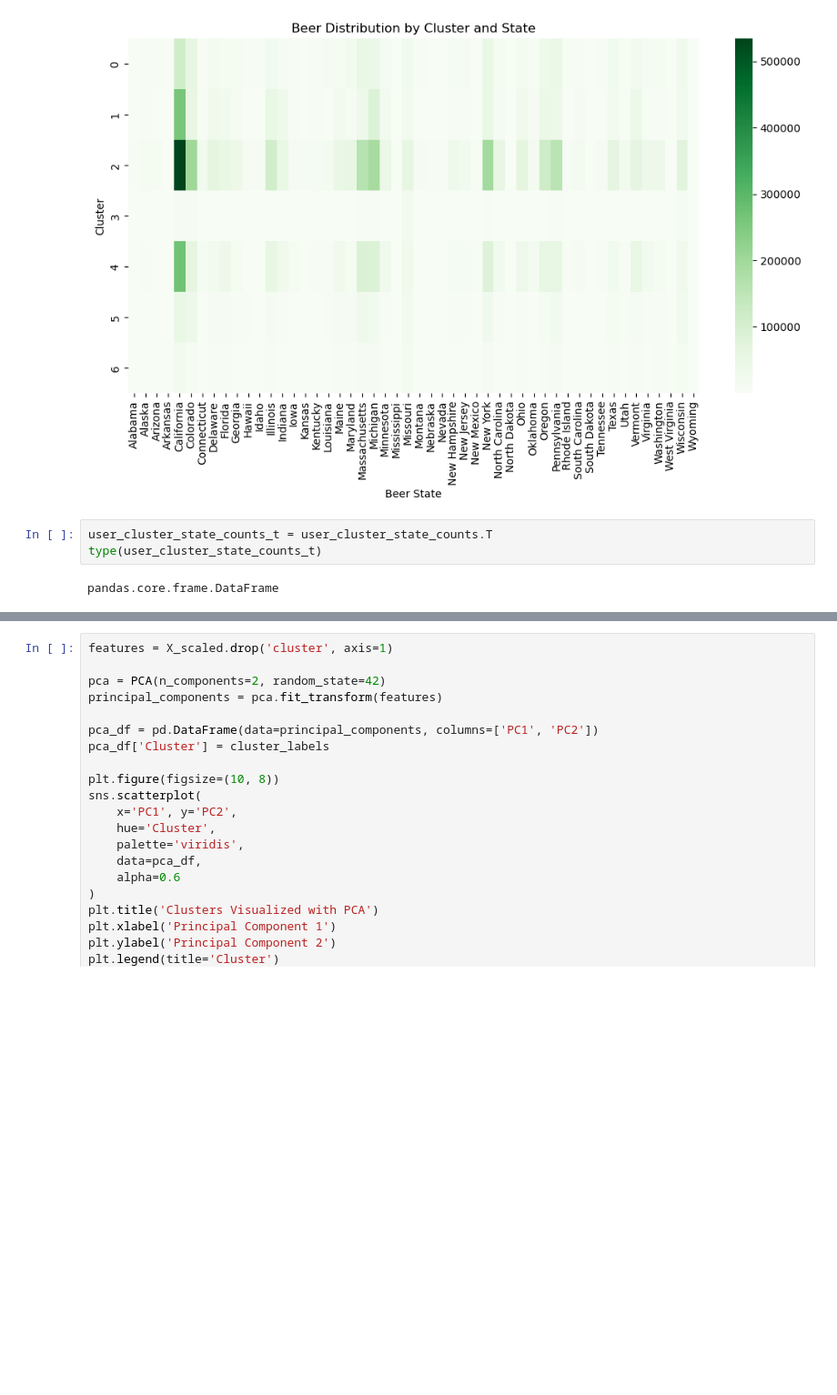
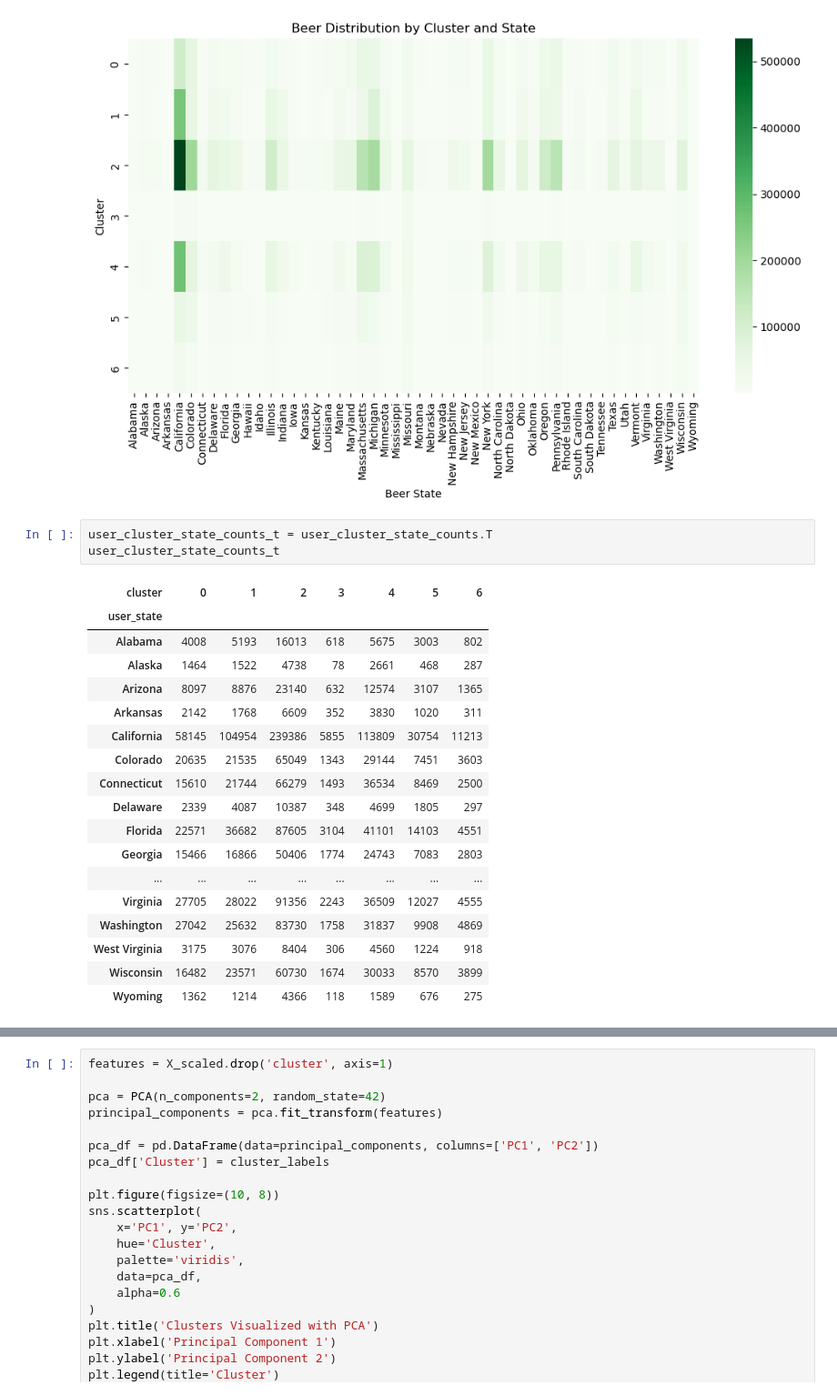
Before and after one commit to epfl-ada/ada-2024-project-x0x0, a Jupyter notebook: src/questions/KNN.ipynb, the cells around one changed output, grey strips where cells are left out. Shown at 91% size. Cells and saved outputs as stored; diff of their text form; blank space fills up the shorter version.

```diff
--- a/src/questions/KNN.ipynb
+++ b/src/questions/KNN.ipynb
@@ -178,8 +178,25 @@ if 'beer_state' in cluster_labels_df.columns:
 [figure]
 # %%
 user_cluster_state_counts_t = user_cluster_state_counts.T
-type(user_cluster_state_counts_t)
+user_cluster_state_counts_t
 # %% [output]
-pandas.core.frame.DataFrame
+| cluster | 0 | 1 | 2 | 3 | 4 | 5 | 6 |
+| user_state |  |  |  |  |  |  |  |
+| Alabama | 4008 | 5193 | 16013 | 618 | 5675 | 3003 | 802 |
+| Alaska | 1464 | 1522 | 4738 | 78 | 2661 | 468 | 287 |
+| Arizona | 8097 | 8876 | 23140 | 632 | 12574 | 3107 | 1365 |
+| Arkansas | 2142 | 1768 | 6609 | 352 | 3830 | 1020 | 311 |
+| California | 58145 | 104954 | 239386 | 5855 | 113809 | 30754 | 11213 |
+| Colorado | 20635 | 21535 | 65049 | 1343 | 29144 | 7451 | 3603 |
+| Connecticut | 15610 | 21744 | 66279 | 1493 | 36534 | 8469 | 2500 |
+| Delaware | 2339 | 4087 | 10387 | 348 | 4699 | 1805 | 297 |
+| Florida | 22571 | 36682 | 87605 | 3104 | 41101 | 14103 | 4551 |
+| Georgia | 15466 | 16866 | 50406 | 1774 | 24743 | 7083 | 2803 |
+| ... | ... | ... | ... | ... | ... | ... | ... |
+| Virginia | 27705 | 28022 | 91356 | 2243 | 36509 | 12027 | 4555 |
+| Washington | 27042 | 25632 | 83730 | 1758 | 31837 | 9908 | 4869 |
+| West Virginia | 3175 | 3076 | 8404 | 306 | 4560 | 1224 | 918 |
+| Wisconsin | 16482 | 23571 | 60730 | 1674 | 30033 | 8570 | 3899 |
+| Wyoming | 1362 | 1214 | 4366 | 118 | 1589 | 676 | 275 |
 # %%
 top_5_data =[]
```
Also changed, not shown: parts of 1 cell of this notebook.
